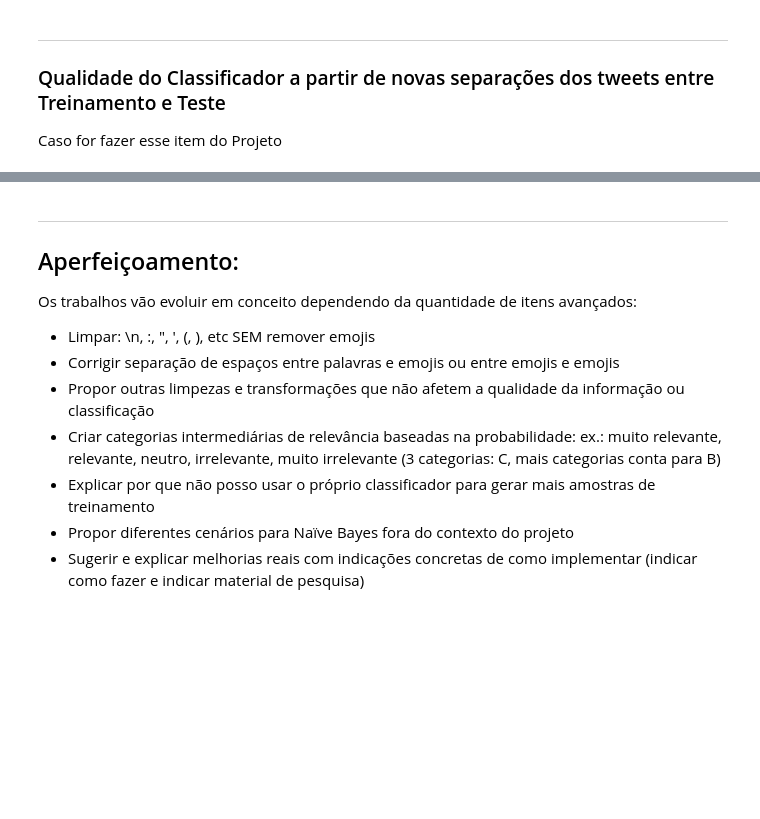
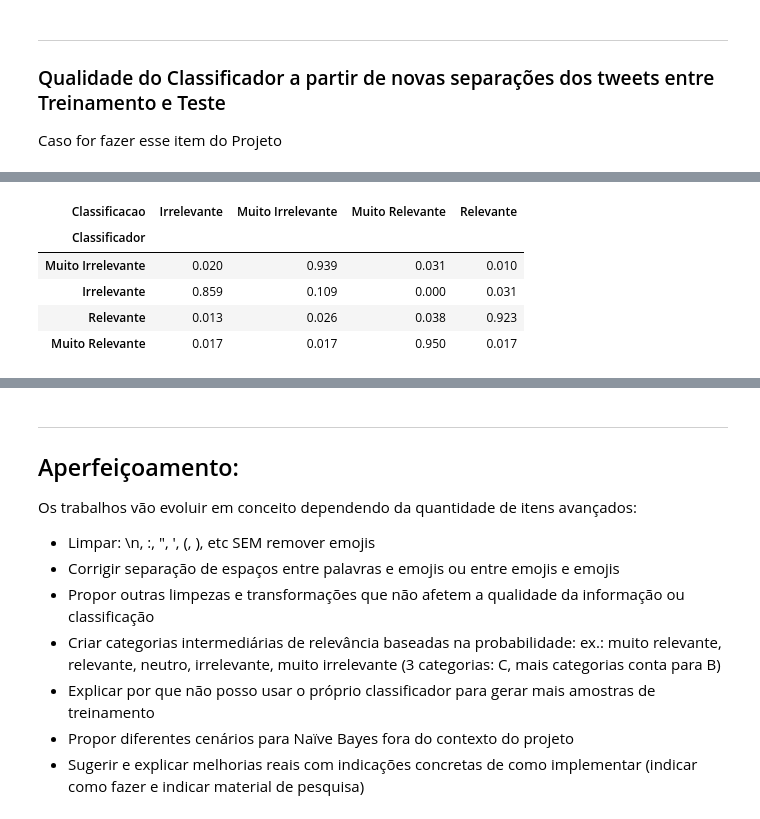
Before and after one commit to alicealongman/P1-cdados, a Jupyter notebook: Projeto1_Layout_Classificador.ipynb, the cells around one changed output, grey strips where cells are left out. Cells and saved outputs as stored; diff of their text form; code cells hidden in the pictures; blank space fills up the shorter version.

```diff
--- a/Projeto1_Layout_Classificador.ipynb
+++ b/Projeto1_Layout_Classificador.ipynb
@@ -331,0 +346,10 @@ Caso for fazer esse item do Projeto
+# %%
+tabelaporindex = pd.crosstab(train['Classificador'], train['Classificacao'], normalize='index').round(3)
+tabelaporindex
+# %% [output]
+| Classificacao | Irrelevante | Muito Irrelevante | Muito Relevante | Relevante |
+| Classificador |  |  |  |  |
+| Muito Irrelevante | 0.020 | 0.939 | 0.031 | 0.010 |
+| Irrelevante | 0.859 | 0.109 | 0.000 | 0.031 |
+| Relevante | 0.013 | 0.026 | 0.038 | 0.923 |
+| Muito Relevante | 0.017 | 0.017 | 0.950 | 0.017 |
```
Also changed, not shown: parts of 18 cells of this notebook.
